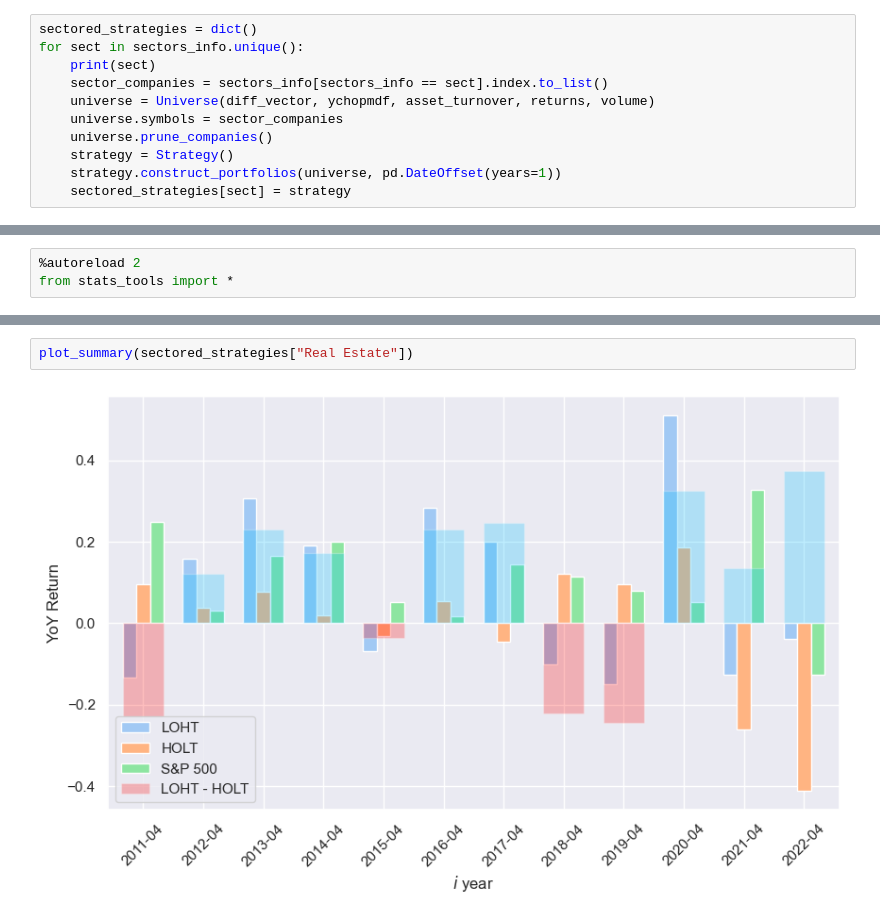
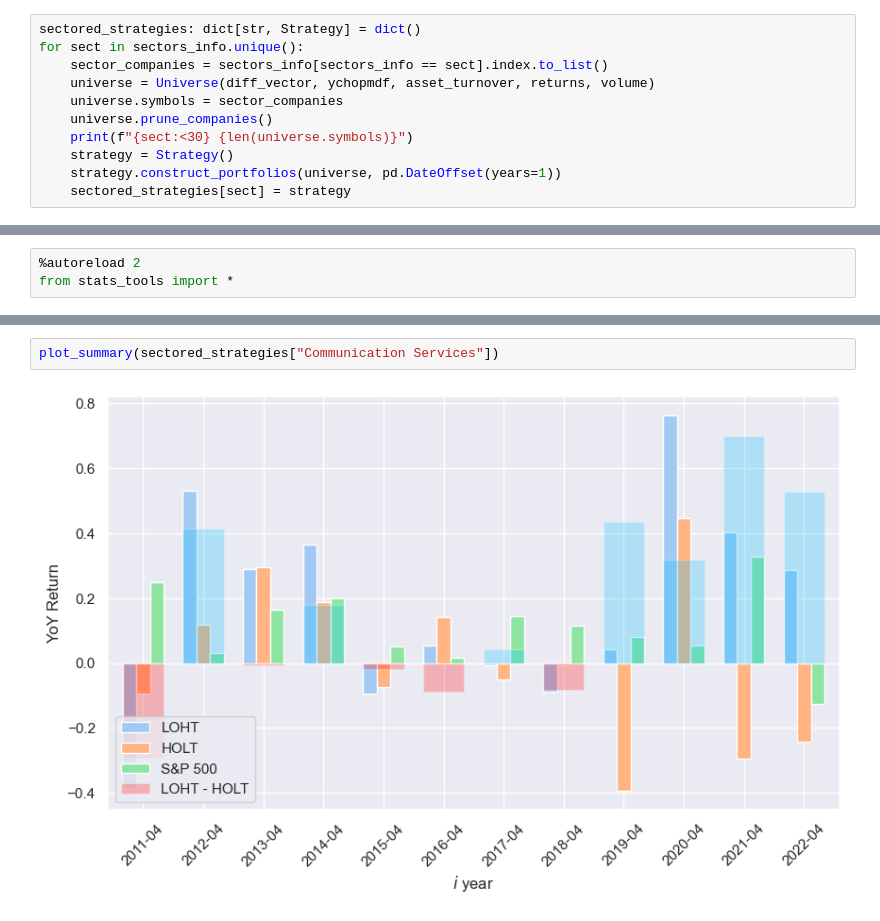
Before and after one commit to aalitvinov/vkrm_code, a Jupyter notebook: vkrm_code/main.ipynb, the cells around one changed output, grey strips where cells are left out. Saved outputs shown, nothing was run; the diff lists cells and outputs as text.

```diff
--- a/vkrm_code/main.ipynb
+++ b/vkrm_code/main.ipynb
@@ -204,13 +211,13 @@ plot_summary(strategy)
 # %% [markdown]
 ## Sector-wise
 # %%
-sectored_strategies = dict()
+sectored_strategies: dict[str, Strategy] = dict()
 for sect in sectors_info.unique():
-    print(sect)
     sector_companies = sectors_info[sectors_info == sect].index.to_list()
     universe = Universe(diff_vector, ychopmdf, asset_turnover, returns, volume)
     universe.symbols = sector_companies
     universe.prune_companies()
+    print(f"{sect:<30} {len(universe.symbols)}")
     strategy = Strategy()
     strategy.construct_portfolios(universe, pd.DateOffset(years=1))
     sectored_strategies[sect] = strategy
@@ -307,4 +302,4 @@ plot_acf_cmp(summarize_strategies(sectored_strategies["Industrials"]).T)
 # %%
-plot_summary(sectored_strategies["Real Estate"])
+plot_summary(sectored_strategies["Communication Services"])
 # %% [output]
-[figure, old version]
+[figure, new version]
```
Also changed, not shown: parts of 11 cells of this notebook, 3 other files.
